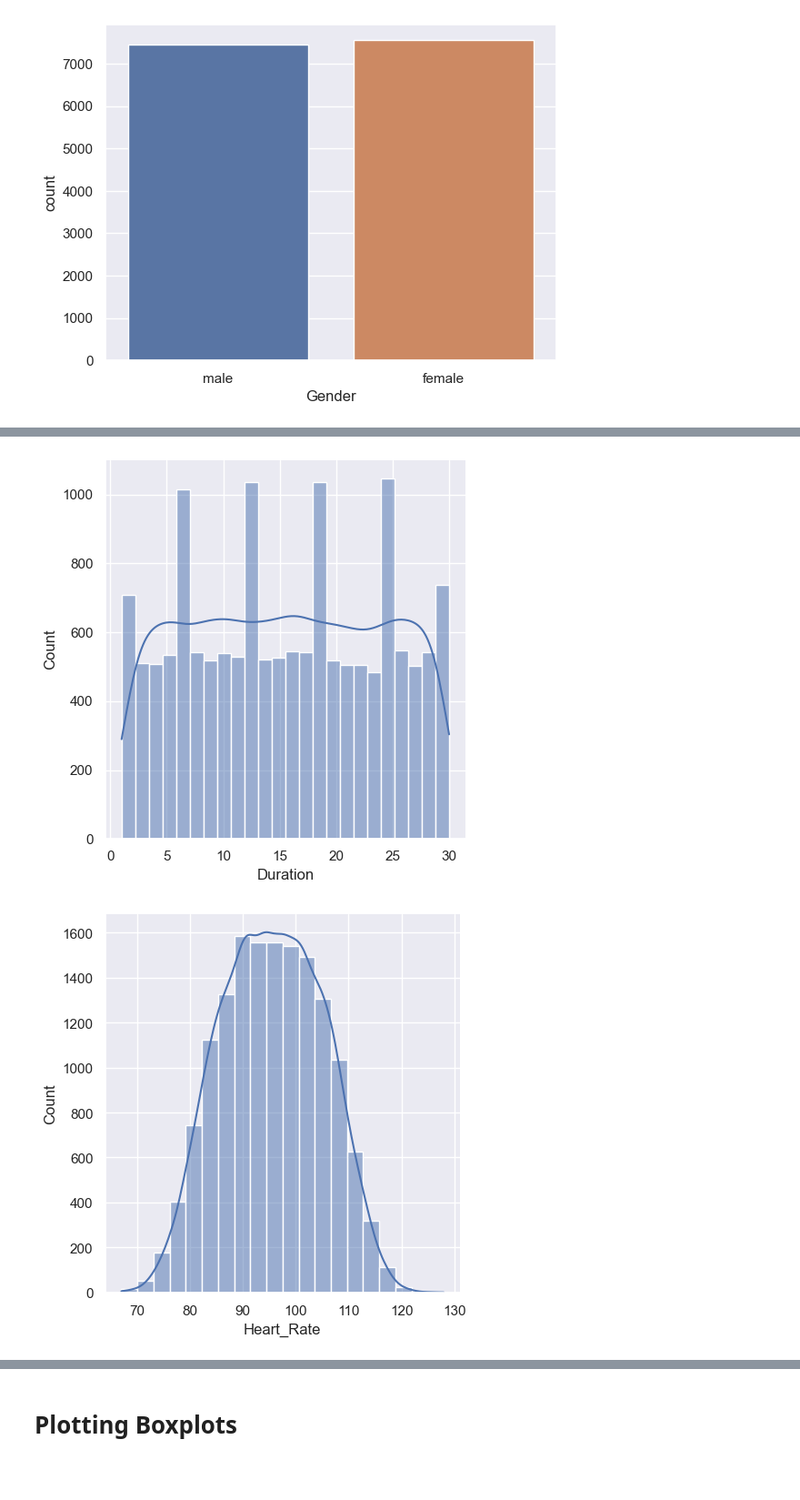
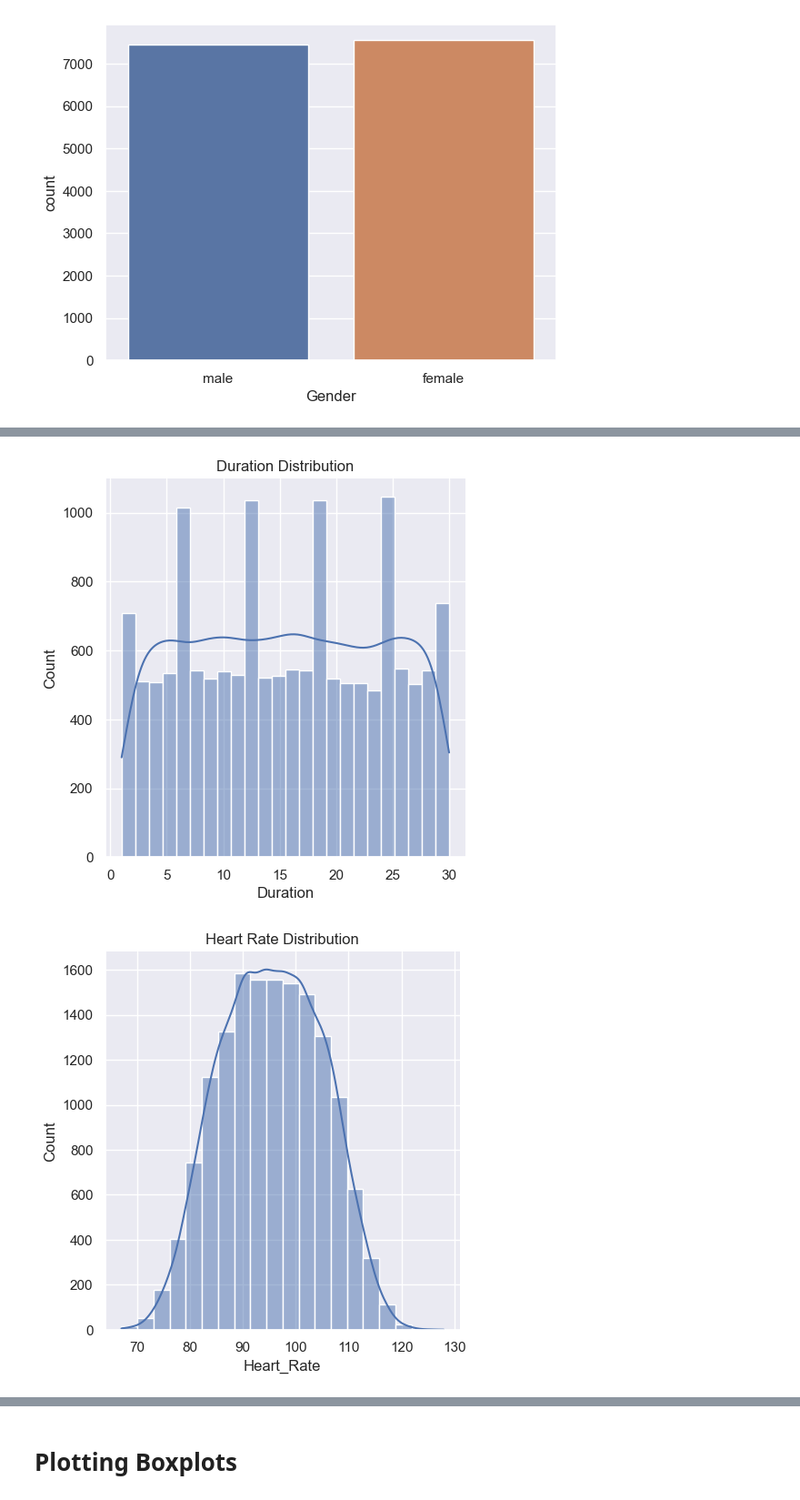
Before and after one commit to Samhan-6/CaloriesBurnPrediction, a Jupyter notebook: Calories Burn Prediction.ipynb, the cells around one changed output, grey strips where cells are left out. Shown at 91% size. Cells and saved outputs as stored; diff of their text form; code cells hidden in the pictures; blank space fills up the shorter version.

```diff
--- a/Calories Burn Prediction.ipynb
+++ b/Calories Burn Prediction.ipynb
@@ -177,12 +180,14 @@ https://gist.github.com/mwaskom/de44147ed2974457ad6372750bbe5751
 # %%
 sns.displot(calories_data['Duration'], kde=True)
+plt.title("Duration Distribution")
 plt.show()
 # %% [output]
-[figure, old version]
+[figure, new version]
 # %%
 sns.displot(calories_data['Heart_Rate'], kde=True,bins=20)
+plt.title("Heart Rate Distribution")
 plt.show()
 # %% [output]
-[figure, old version]
+[figure, new version]
 # %%
 sns.displot(calories_data['Body_Temp'], kde=True,bins=20)
```
Also changed, not shown: parts of 14 cells of this notebook.
